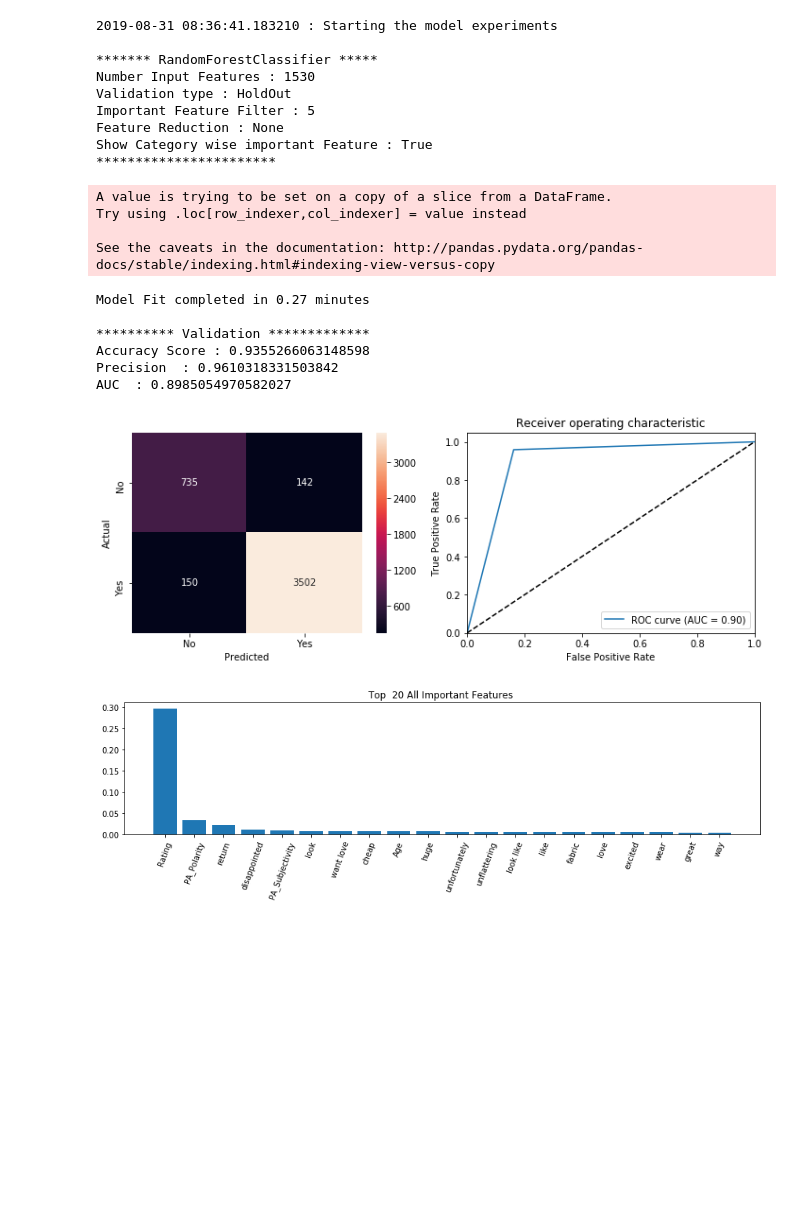
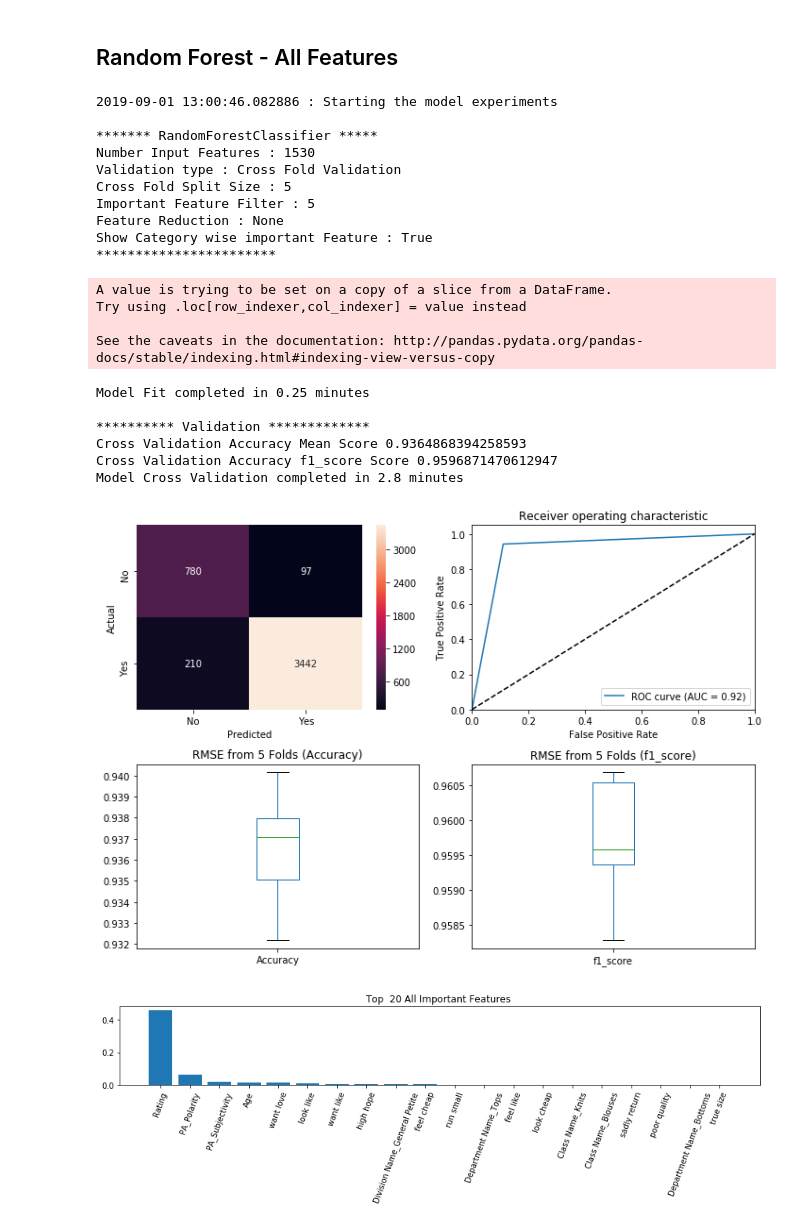
Before and after one commit to balag752/Ecommerce-clothing-recommendation-prediction, a Jupyter notebook: src/ModelBuilding-2gram.ipynb, the cells around one changed output. Saved outputs shown, nothing was run; the diff lists cells and outputs as text; code cells hidden in the pictures; blank space fills up the shorter version.

```diff
--- a/src/ModelBuilding-2gram.ipynb
+++ b/src/ModelBuilding-2gram.ipynb
@@ -90,6 +75,6 @@ df=df[((df.processed_Review_text.isna()==False) & (df.processed_Review_text.isnu
 # %%
 # TF IDF Conversion
-vectorizer = TfidfVectorizer(ngram_range=(1, 2), max_features=1500)
+vectorizer = TfidfVectorizer(ngram_range=(2, 2), max_features=1500)
 review_vectors = vectorizer.fit_transform(df["processed_Review_text"])
 features_df = pd.DataFrame(review_vectors.toarray(), columns = vectorizer.get_feature_names())
 review_columns= vectorizer.get_feature_names()
@@ -263,10 +252,13 @@ def validation(modelbest_estimator,InputFeatureData,OutputFeatureData, X_train,
     if nfolds<=1 :
         ## Holdout validation
         print('Accuracy Score : '+str(metrics.accuracy_score(y_test,y_pred )))
-        print('Precision  : '+str(metrics.precision_score(y_test,y_pred )))
+        print('f1_score  : '+str(metrics.f1_score(y_test,y_pred )))
         print('AUC  : '+str(metrics.roc_auc_score(y_test, y_pred)))
+
         TypeValidation.append("HoldOut")
-        Score.append(metrics.precision_score(y_test,y_pred ))
+        TypeValidation.append("HoldOut")
+        Score.append(metrics.accuracy_score(y_test,y_pred ))
+        Score.append(metrics.f1_score(y_test,y_pred ))
     else:
         ## Cross fold Validation
 
@@ -274,17 +266,18 @@ def validation(modelbest_estimator,InputFeatureData,OutputFeatureData, X_train,
         plt.subplot(2,2,3)
         pd.Series(scores).plot(kind="box", label="Accuracy");
         plt.title('RMSE from '+str(nfolds)+' Folds (Accuracy)')
+        TypeValidation.append("Cross Fold")
+        Score.append(np.mean(scores, dtype=np.float64))
 
-        print("Cross Validation Accuracy Scores "+str(scores))
         print("Cross Validation Accuracy Mean Score "+str(np.mean(scores, dtype=np.float64)))
 
-        scores=cross_val_score(modelbest_estimator,InputFeatureData,OutputFeatureData, cv=nfolds, scoring="precision")
-        print("Cross Validation Accuracy precision Score "+str(np.mean(scores, dtype=np.float64)))
+        scores=cross_val_score(modelbest_estimator,InputFeatureData,OutputFeatureData, cv=nfolds, scoring="f1")
+        print("Cross Validation Accuracy f1_score Score "+str(np.mean(scores, dtype=np.float64)))
         plt.subplot(2,2,4)
-        pd.Series(scores).plot(kind="box", label="precision");
-        plt.title('RMSE from '+str(nfolds)+' Folds (precision)')
+        pd.Series(scores).plot(kind="box", label="f1_score");
+        plt.title('RMSE from '+str(nfolds)+' Folds (f1_score)')
 
-        TypeValidation.append("HoldOut")
+        TypeValidation.append("Cross Fold")
         Score.append(np.mean(scores, dtype=np.float64))
 
         datetime_cv=datetime.datetime.now()
@@ -295,7 +288,13 @@ def validation(modelbest_estimator,InputFeatureData,OutputFeatureData, X_train,
 
     ModelName.append(type(modelbest_estimator).__name__)
     Modeldescription.append(description)
-    Metric.append("Precision")
+    Metric.append("Accuracy")
+    FeatureReductionValue.append(FeatureReduction)
+    ValidatedTime.append(datetime.datetime.now())
+
+    ModelName.append(type(modelbest_estimator).__name__)
+    Modeldescription.append(description)
+    Metric.append("f1_score")
     FeatureReductionValue.append(FeatureReduction)
     ValidatedTime.append(datetime.datetime.now())
     print(" ")
@@ -502,27 +505,30 @@ Model Cross Validation completed in 0.07 minutes
+# %% [markdown]
+## Random Forest - All Features
 # %%
 model = RandomForestClassifier(n_estimators=100,max_depth=None,n_jobs=-1)
 param_grid={}
 
-model_experiment(model=model,param_grid=param_grid,df=df, InputFeaturecols=InputFeature,OutputFeaturecols=OutputFeature, nfolds=[2,1], ImpFtrShow=5, Reviewonly=False)
+model_experiment(model=model,param_grid=param_grid,df=df, InputFeaturecols=InputFeature,OutputFeaturecols=OutputFeature, nfolds=[2,5], ImpFtrShow=5, Reviewonly=False)
 # %% [output]
-2019-08-31 08:36:41.183210 : Starting the model experiments
+2019-09-01 13:00:46.082886 : Starting the model experiments
 
 ******* RandomForestClassifier *****
 Number Input Features : 1530
-Validation type : HoldOut
+Validation type : Cross Fold Validation
+Cross Fold Split Size : 5
 Important Feature Filter : 5
 Feature Reduction : None
 Show Category wise important Feature : True
 ***********************
 A value is trying to be set on a copy of a slice from a DataFrame.
 Try using .loc[row_indexer,col_indexer] = value instead
 
 See the caveats in the documentation: http://pandas.pydata.org/pandas-docs/stable/indexing.html#indexing-view-versus-copy
-Model Fit completed in 0.27 minutes
+Model Fit completed in 0.25 minutes
 
 ********** Validation *************
-Accuracy Score : 0.9355266063148598
-Precision  : 0.9610318331503842
-AUC  : 0.8985054970582027
+Cross Validation Accuracy Mean Score 0.9364868394258593
+Cross Validation Accuracy f1_score Score 0.9596871470612947
+Model Cross Validation completed in 2.8 minutes
-[figure, old version]
+[figure, new version]
-[figure, old version]
+[figure, new version]
```
Also changed, not shown: parts of 27 cells of this notebook, 1 other file.
